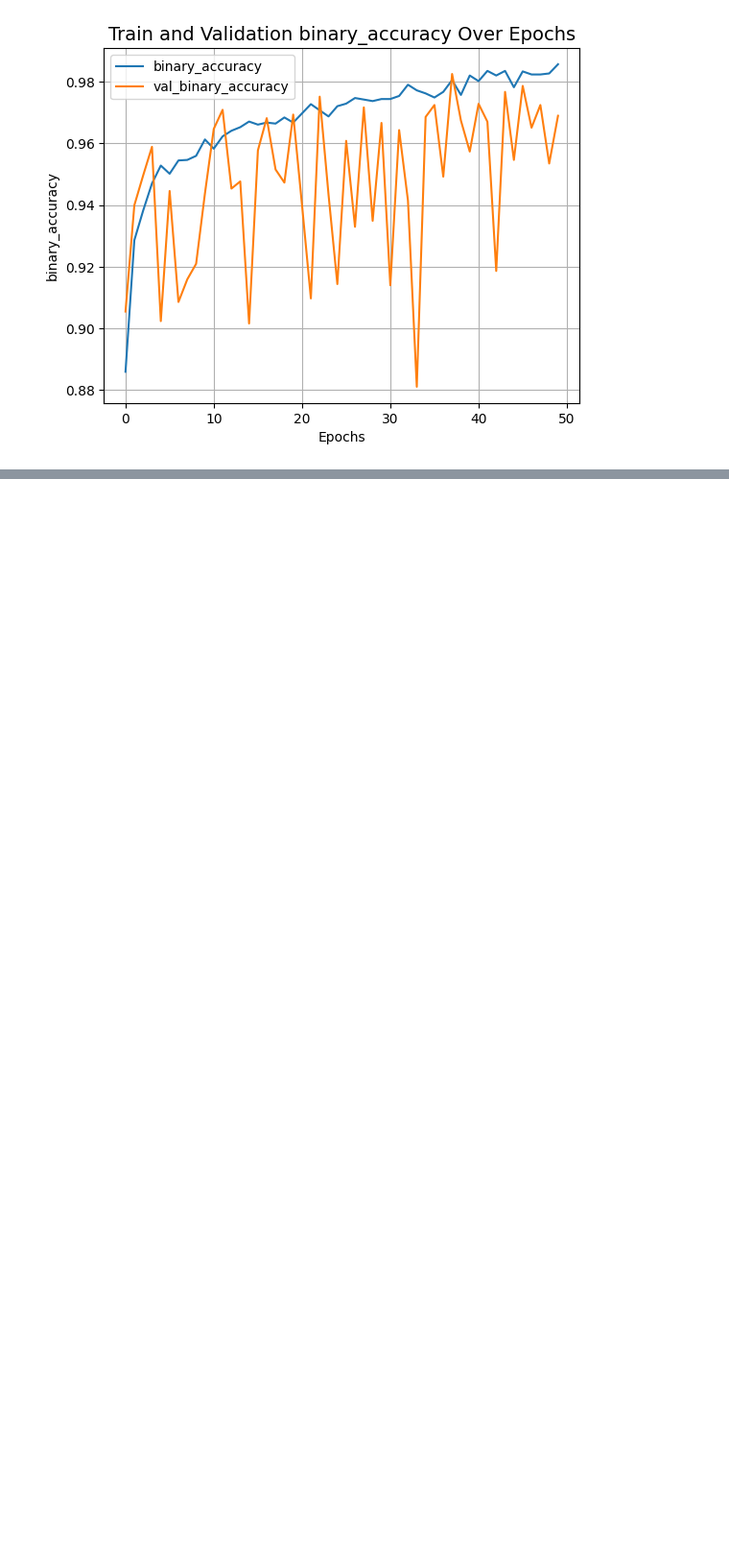
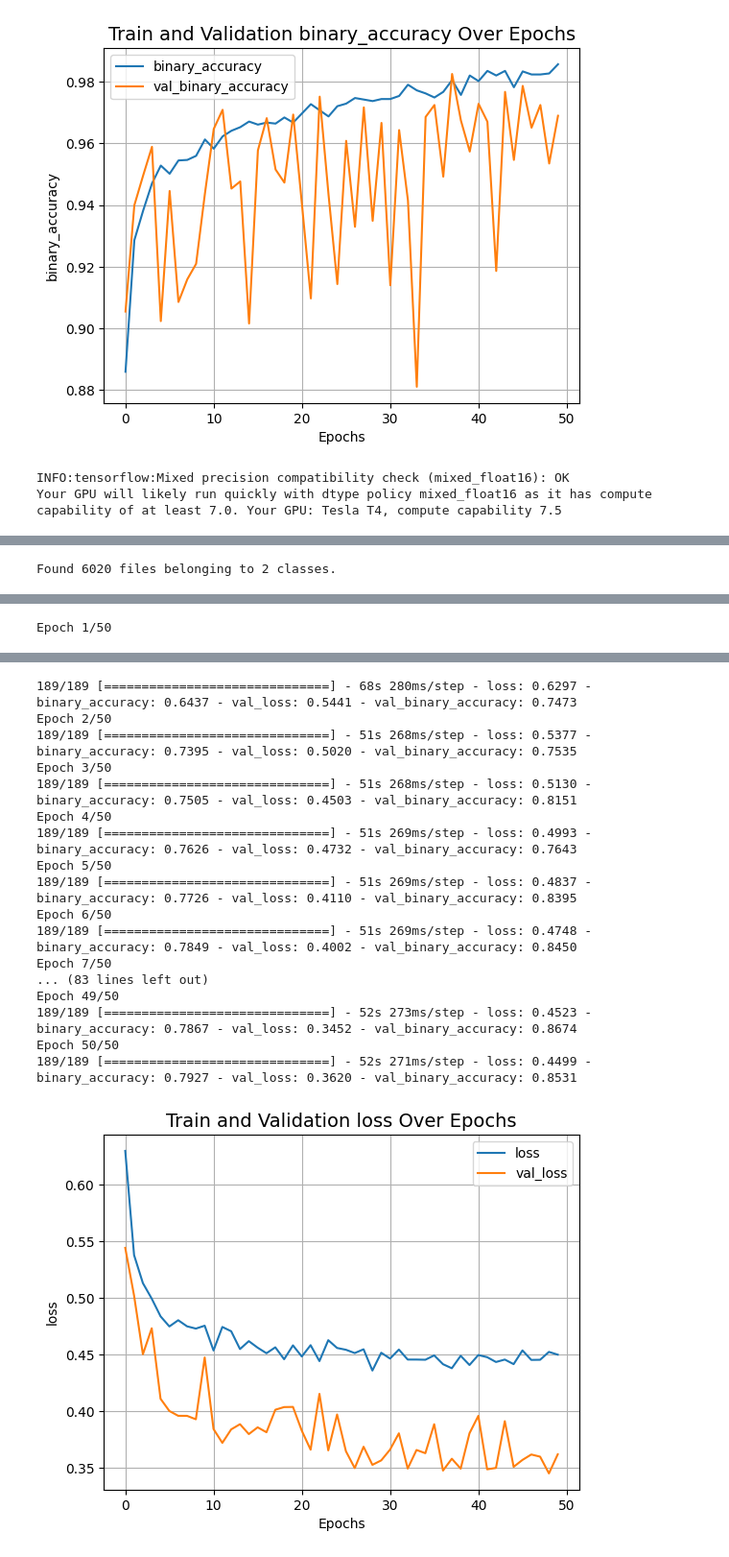
Before and after one commit to ClaytonSnyder/Pneumonia-DNN, a Jupyter notebook: expirements.ipynb, the cells around one changed output, grey strips where cells are left out. Shown at 96% size. Saved outputs shown, nothing was run; the diff lists cells and outputs as text; code cells hidden in the pictures; blank space fills up the shorter version.

```diff
--- a/expirements.ipynb
+++ b/expirements.ipynb
@@ -180,3 +192,12 @@ Epoch 49/50
 Epoch 50/50
 [figure]
 [figure]
+# %%
+vitb16_history = run_vitb16("first_project", epochs=epochs)
+
+plot_history(vitb16_history, "loss")
+plot_history(vitb16_history, "binary_accuracy")
+backend.clear_session()
+# %% [output]
+INFO:tensorflow:Mixed precision compatibility check (mixed_float16): OK
+Your GPU will likely run quickly with dtype policy mixed_float16 as it has compute capability of at least 7.0. Your GPU: Tesla T4, compute capability 7.5
@@ -182,0 +208 @@ Epoch 50/50
+Found 6020 files belonging to 2 classes.
@@ -182,0 +219 @@ Epoch 50/50
+Epoch 1/50
@@ -182,0 +226,18 @@ Epoch 50/50
+189/189 [==============================] - 68s 280ms/step - loss: 0.6297 - binary_accuracy: 0.6437 - val_loss: 0.5441 - val_binary_accuracy: 0.7473
+Epoch 2/50
+189/189 [==============================] - 51s 268ms/step - loss: 0.5377 - binary_accuracy: 0.7395 - val_loss: 0.5020 - val_binary_accuracy: 0.7535
+Epoch 3/50
+189/189 [==============================] - 51s 268ms/step - loss: 0.5130 - binary_accuracy: 0.7505 - val_loss: 0.4503 - val_binary_accuracy: 0.8151
+Epoch 4/50
+189/189 [==============================] - 51s 269ms/step - loss: 0.4993 - binary_accuracy: 0.7626 - val_loss: 0.4732 - val_binary_accuracy: 0.7643
+Epoch 5/50
+189/189 [==============================] - 51s 269ms/step - loss: 0.4837 - binary_accuracy: 0.7726 - val_loss: 0.4110 - val_binary_accuracy: 0.8395
+Epoch 6/50
+189/189 [==============================] - 51s 269ms/step - loss: 0.4748 - binary_accuracy: 0.7849 - val_loss: 0.4002 - val_binary_accuracy: 0.8450
+Epoch 7/50
+... (83 lines left out)
+Epoch 49/50
+189/189 [==============================] - 52s 273ms/step - loss: 0.4523 - binary_accuracy: 0.7867 - val_loss: 0.3452 - val_binary_accuracy: 0.8674
+Epoch 50/50
+189/189 [==============================] - 52s 271ms/step - loss: 0.4499 - binary_accuracy: 0.7927 - val_loss: 0.3620 - val_binary_accuracy: 0.8531
+[figure, added]
```
Also changed, not shown: parts of 4 cells of this notebook, 31 other files.
